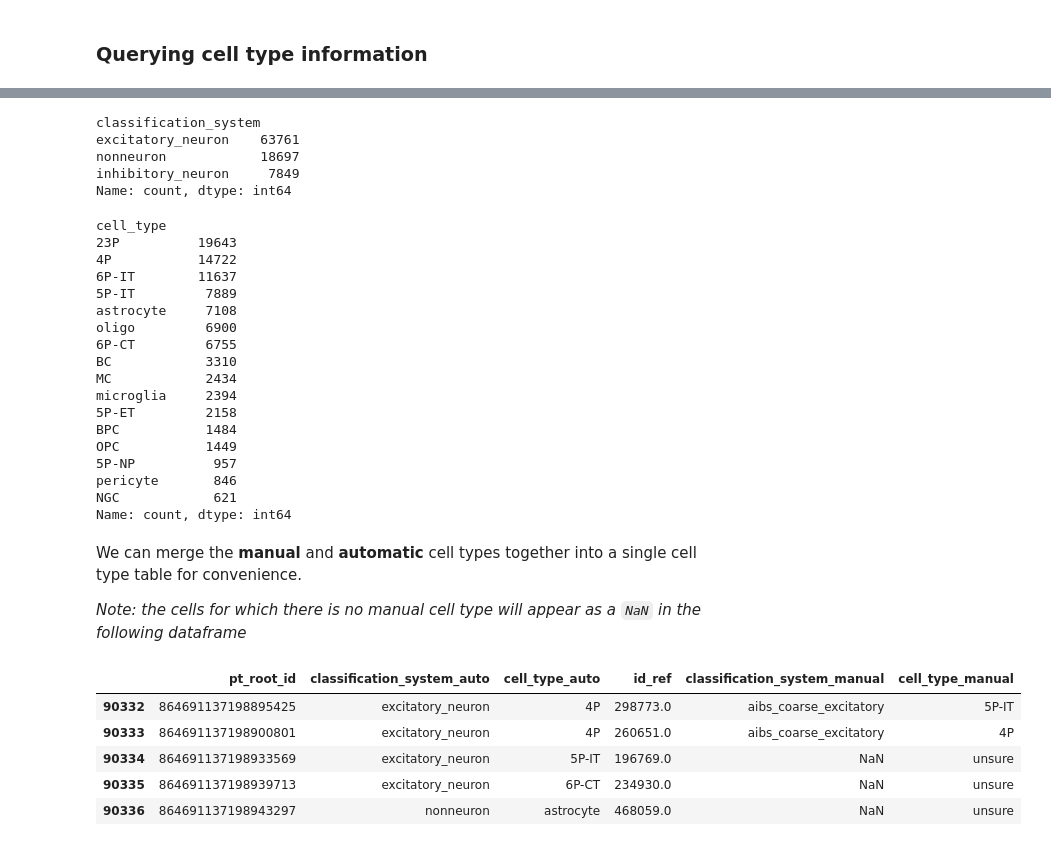
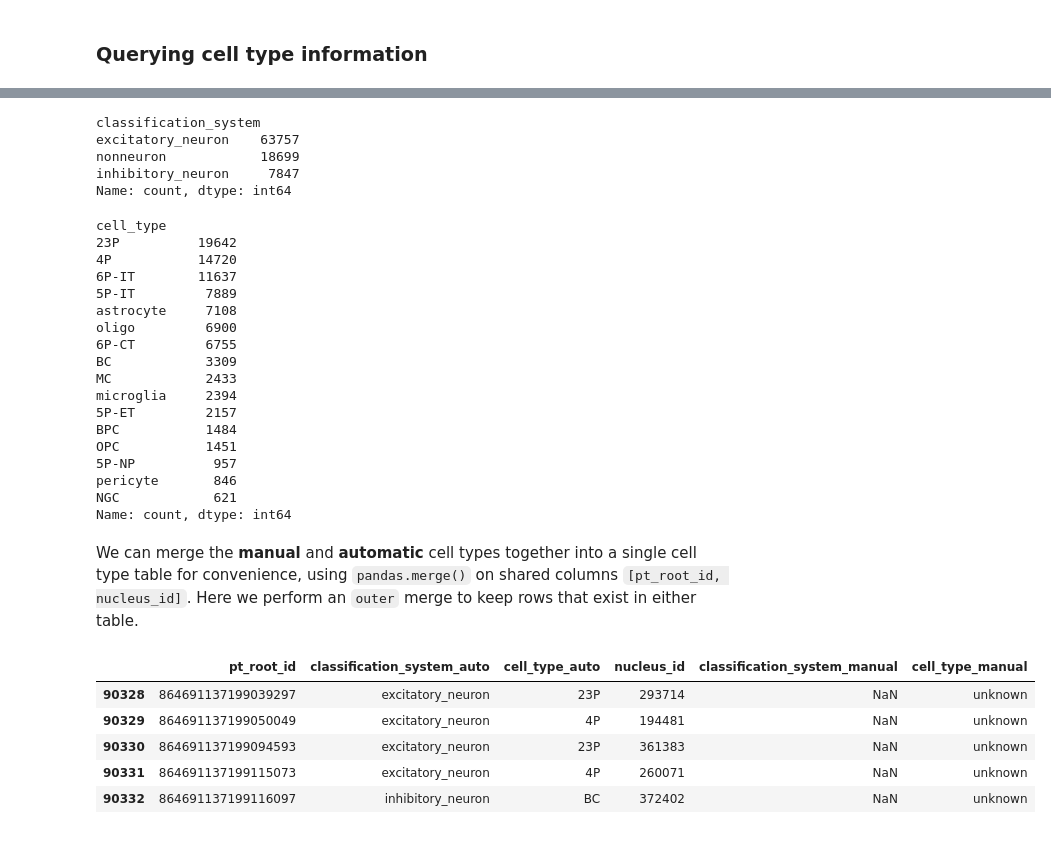
Before and after one commit to AllenInstitute/microns_tutorial, a Jupyter notebook: tutorial_book/quickstart_notebooks/04-cave-query-synapses.ipynb, the cells around one changed output, grey strips where cells are left out. Drawn from its saved outputs; the diff is of its cells as text; code cells hidden in the pictures.

```diff
--- a/tutorial_book/quickstart_notebooks/04-cave-query-synapses.ipynb
+++ b/tutorial_book/quickstart_notebooks/04-cave-query-synapses.ipynb
@@ -73,2 +74,0 @@ For instance, this example uses __version 1181__, and not default latest (versio
-# %%
-client.version=1181
@@ -85,0 +75,3 @@ Let's look at one particular example.
+# %%
+# set materialization version, for consistency
+client.version = 1300 # current public as of 1/13/2025
@@ -216,6 +276,6 @@ For more on cell types and their tables, see the [Annotation Tables](/programmat
 :::
 # %%
-ct_manual_df = client.materialize.query_table("allen_v1_column_types_slanted_ref", desired_resolution=[1, 1, 1], split_positions=True)
+ct_manual_df = client.materialize.tables.allen_v1_column_types_slanted_ref().query()
 
 # rename the reference column for clarity
 ct_manual_df.rename(columns={'target_id': 'nucleus_id'}, inplace=True)
@@ -236,10 +296,10 @@ The reference table added two additional data columns: `classification_system` a
 
 Next, we query the automatically classified cell type information. The query works the same way:
 # %%
-ct_auto_df = client.materialize.query_table("aibs_metamodel_celltypes_v661", desired_resolution=[1, 1, 1], split_positions=True)
+ct_auto_df = client.materialize.tables.aibs_metamodel_celltypes_v661().query()
 
 # rename the reference column for clarity
-ct_manual_df.rename(columns={'target_id': 'nucleus_id'}, inplace=True)
+ct_auto_df.rename(columns={'target_id': 'nucleus_id'}, inplace=True)
 
 # remove segments with multiple cell bodies
 ct_auto_df.drop_duplicates("pt_root_id", keep=False, inplace=True)
@@ -256,49 +316,51 @@ ct_auto_df.head(5)
 ct_auto_df["classification_system"].value_counts()
 # %% [output]
 classification_system
-excitatory_neuron    63761
-nonneuron            18697
-inhibitory_neuron     7849
+excitatory_neuron    63757
+nonneuron            18699
+inhibitory_neuron     7847
 Name: count, dtype: int64
 # %%
 ct_auto_df["cell_type"].value_counts()
 # %% [output]
 cell_type
-23P          19643
-4P           14722
+23P          19642
+4P           14720
 6P-IT        11637
 5P-IT         7889
 astrocyte     7108
 oligo         6900
 6P-CT         6755
-BC            3310
-MC            2434
+BC            3309
+MC            2433
 microglia     2394
-5P-ET         2158
+5P-ET         2157
 BPC           1484
-OPC           1449
+OPC           1451
 5P-NP          957
 pericyte       846
 NGC            621
 Name: count, dtype: int64
 # %% [markdown]
-We can merge the **manual** and **automatic** cell types together into a single cell type table for convenience.
-
-*Note: the cells for which there is no manual cell type will appear as a `NaN` in the following dataframe*
+We can merge the **manual** and **automatic** cell types together into a single cell type table for convenience, using `pandas.merge()` on shared columns `[pt_root_id, nucleus_id]`. Here we perform an `outer` merge to keep rows that exist in either table.
 # %%
-ct_all_df = pd.merge(ct_auto_df[['pt_root_id','classification_system','cell_type', 'id_ref']],
-                     ct_manual_df[['pt_root_id','classification_system','cell_type']],
-                     on='pt_root_id',
+ct_all_df = (pd.merge(ct_auto_df[['pt_root_id','classification_system','cell_type', 'nucleus_id']],
+                     ct_manual_df[['pt_root_id','classification_system','cell_type','nucleus_id']],
+                     on=['pt_root_id','nucleus_id'],
                      how='outer',
                      suffixes=['_auto','_manual'],
                     )
-ct_all_df['cell_type_auto'] = ct_all_df.cell_type_auto.fillna('unsure')
-ct_all_df['cell_type_manual'] = ct_all_df.cell_type_manual.fillna('unsure')
+             .fillna({'cell_type_auto': 'unknown',
+                      'classification_system_auto': 'unknown',
+                      'cell_type_manual': 'unknown',
+                      'classification_system_manual	': 'unknown',}
+                    )
+            )
 ct_all_df.tail()
 # %% [output]
-|  | pt_root_id | classification_system_auto | cell_type_auto | id_ref | classification_system_manual | cell_type_manual |
-| 90332 | 864691137198895425 | excitatory_neuron | 4P | 298773.0 | aibs_coarse_excitatory | 5P-IT |
-| 90333 | 864691137198900801 | excitatory_neuron | 4P | 260651.0 | aibs_coarse_excitatory | 4P |
-| 90334 | 864691137198933569 | excitatory_neuron | 5P-IT | 196769.0 | NaN | unsure |
-| 90335 | 864691137198939713 | excitatory_neuron | 6P-CT | 234930.0 | NaN | unsure |
-| 90336 | 864691137198943297 | nonneuron | astrocyte | 468059.0 | NaN | unsure |
+|  | pt_root_id | classification_system_auto | cell_type_auto | nucleus_id | classification_system_manual | cell_type_manual |
+| 90328 | 864691137199039297 | excitatory_neuron | 23P | 293714 | NaN | unknown |
+| 90329 | 864691137199050049 | excitatory_neuron | 4P | 194481 | NaN | unknown |
+| 90330 | 864691137199094593 | excitatory_neuron | 23P | 361383 | NaN | unknown |
+| 90331 | 864691137199115073 | excitatory_neuron | 4P | 260071 | NaN | unknown |
+| 90332 | 864691137199116097 | inhibitory_neuron | BC | 372402 | NaN | unknown |
```
Also changed, not shown: parts of 45 cells of this notebook, 3 other files.
